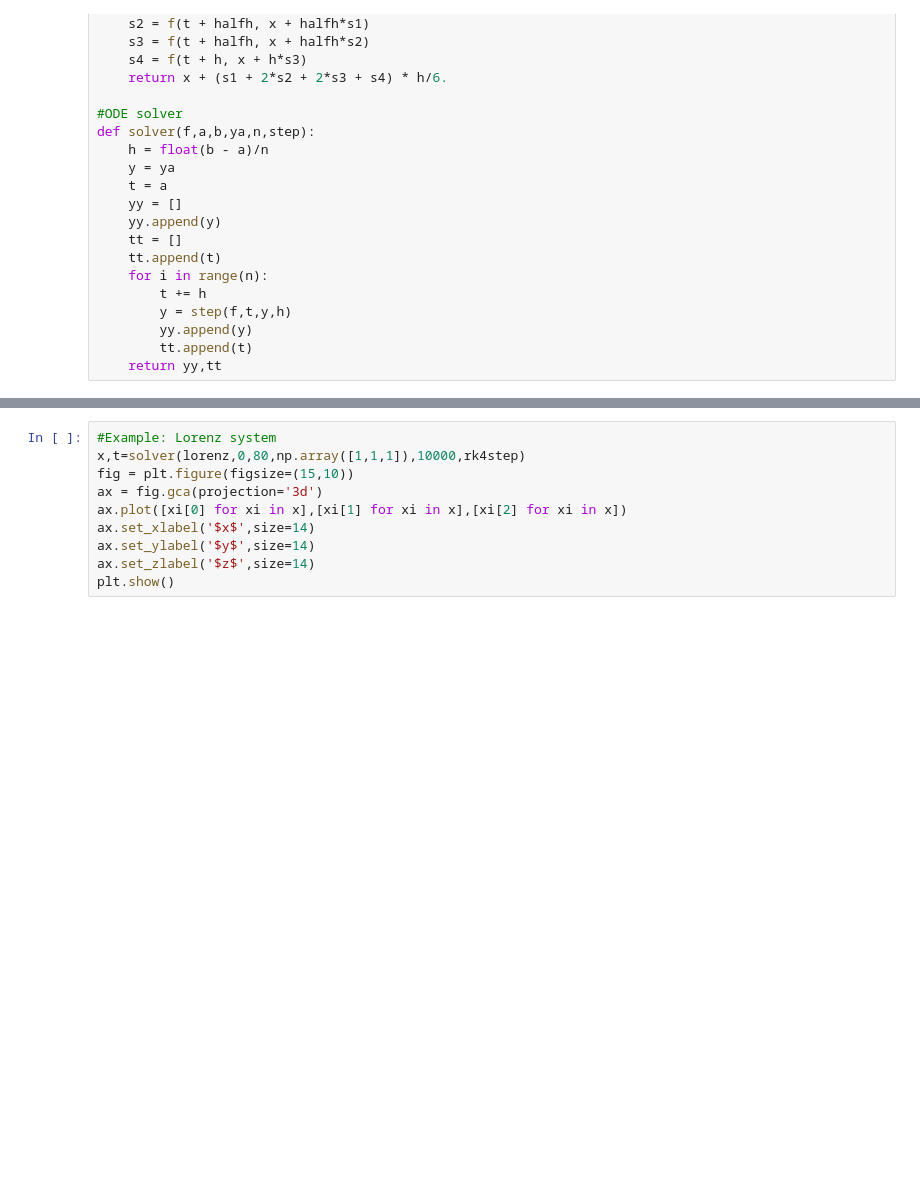
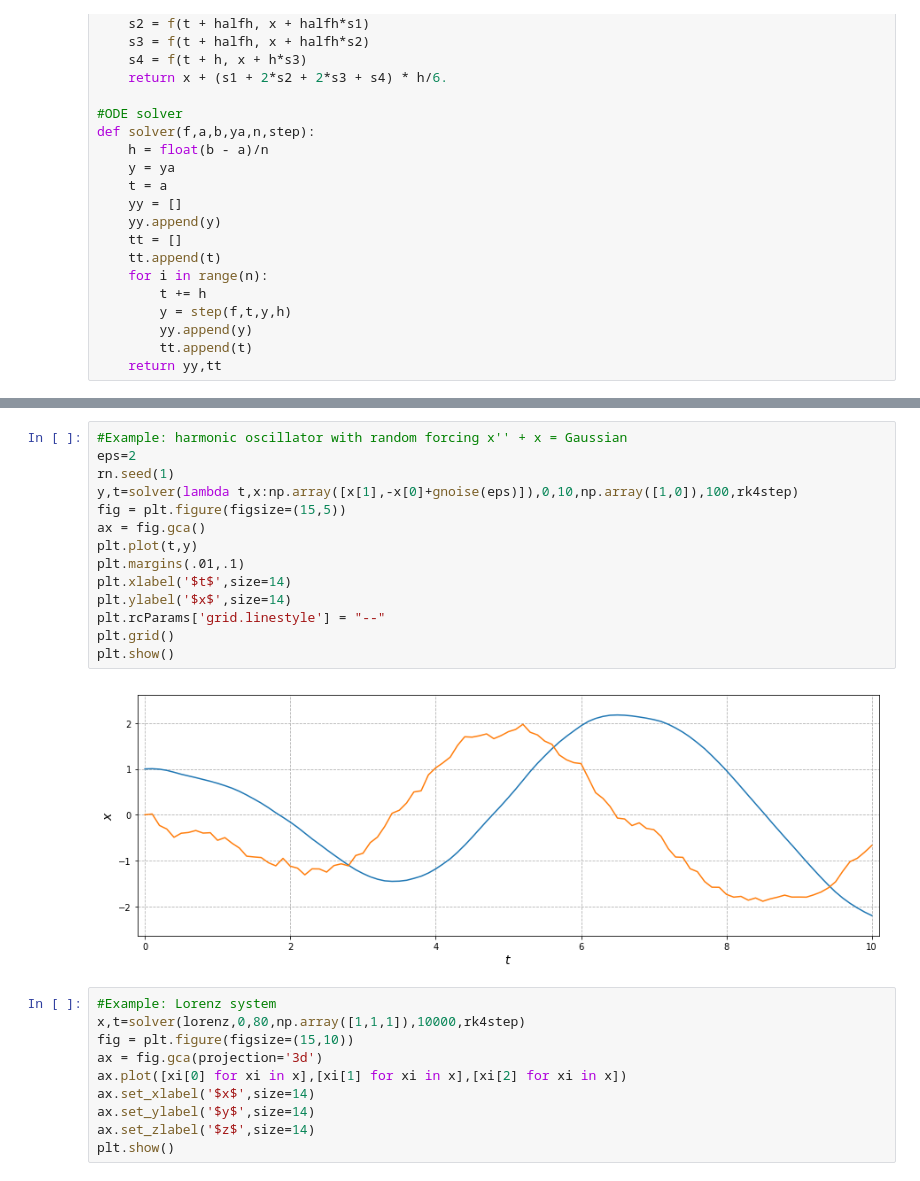
Before and after one commit to Legrandj/power, a Jupyter notebook: sync.ipynb, the cells around one changed output, grey strips where cells are left out. Drawn from its saved outputs; the diff is of its cells as text; blank space fills up the shorter version.

```diff
--- a/sync.ipynb
+++ b/sync.ipynb
@@ -60,3 +82,19 @@ plt.show()
+# %%
+#Example: harmonic oscillator with random forcing x'' + x = Gaussian
+eps=2
+rn.seed(1)
+y,t=solver(lambda t,x:np.array([x[1],-x[0]+gnoise(eps)]),0,10,np.array([1,0]),100,rk4step)
+fig = plt.figure(figsize=(15,5))
+ax = fig.gca()
+plt.plot(t,y)
+plt.margins(.01,.1)
+plt.xlabel('$t$',size=14)
+plt.ylabel('$x$',size=14)
+plt.rcParams['grid.linestyle'] = "--"
+plt.grid()
+plt.show()
+# %% [output]
+[figure, added]
 # %%
 #Example: Lorenz system
 x,t=solver(lorenz,0,80,np.array([1,1,1]),10000,rk4step)
```
Also changed, not shown: parts of 5 cells of this notebook.
